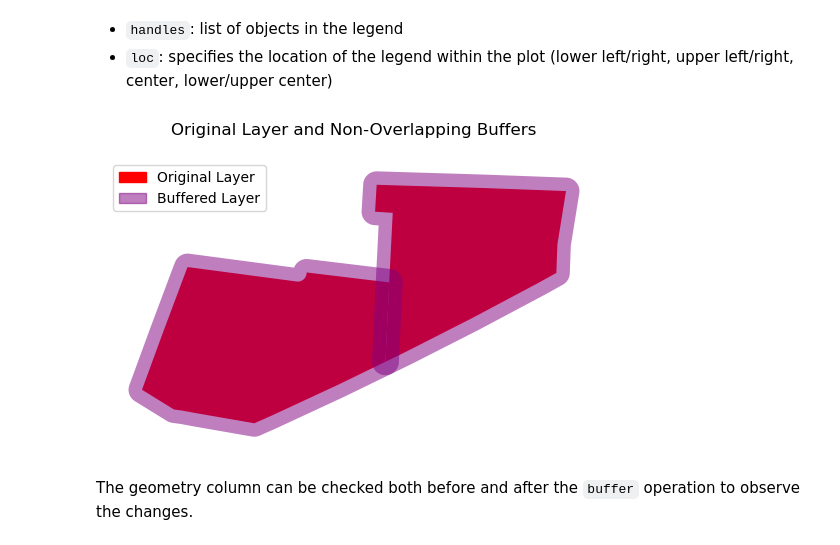
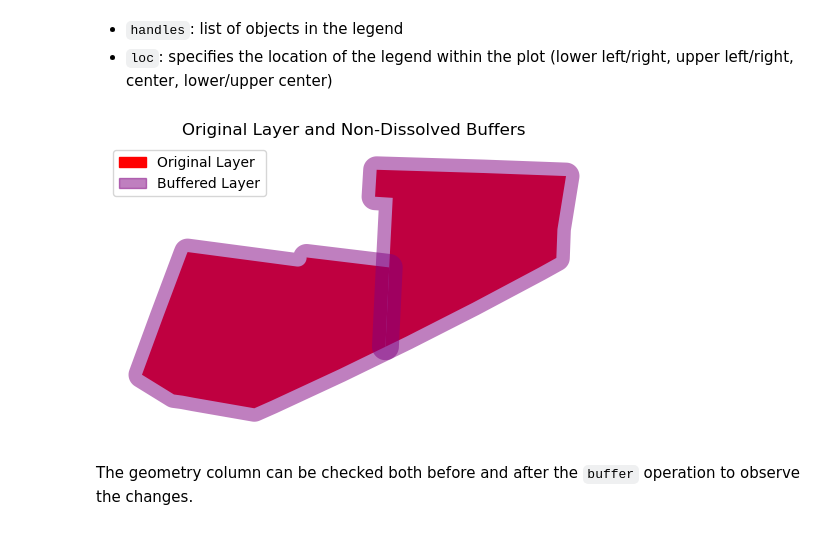
Before and after one commit to ioer-dresden/jupyter-book-nfdi4biodiversity, a Jupyter notebook: notebooks/310_buffering.ipynb, the cells around one changed output. Drawn from its saved outputs; the diff is of its cells as text; code cells hidden in the pictures.

Commit message:
fix: buffer mistakes

```diff
--- a/notebooks/310_buffering.ipynb
+++ b/notebooks/310_buffering.ipynb
@@ -60,16 +60,16 @@ Then `legend` function in `Matplotlib` adds the legend to a plot.
 # %%
 ax = input_layer.plot(color='red', alpha=1)
 buffer_layer.plot(ax=ax, color='purple', alpha=0.5)
 
 input_patch = mpatches.Patch(color='red', label='Original Layer')
 buffer_patch = mpatches.Patch(color='purple', alpha=0.5, label='Buffered Layer')
 
 ax.legend(handles=[input_patch, buffer_patch], loc='upper left')
 
-ax.set_title("Original Layer and Non-Overlapping Buffers")
+ax.set_title("Original Layer and Non-Dissolved Buffers")
 ax.set_axis_off()
 # %% [output]
-[figure, old version]
+[figure, new version]
 # %% [markdown]
 The geometry column can be checked both before and after the `buffer` operation to observe the changes.
 # %%
```
Also changed, not shown: parts of 12 cells of this notebook, 1 other file.
